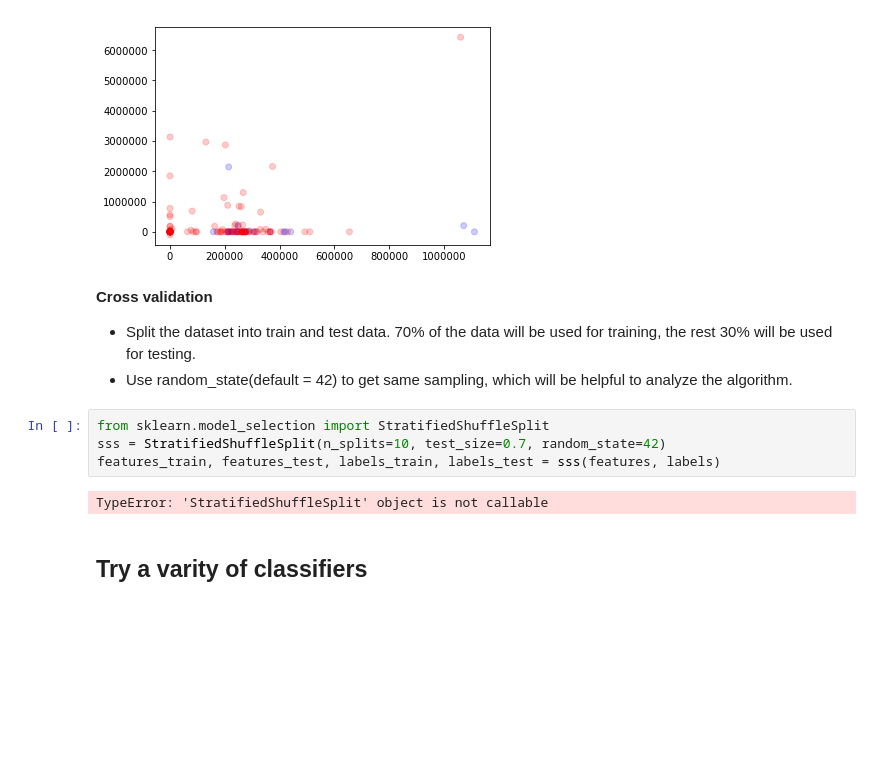
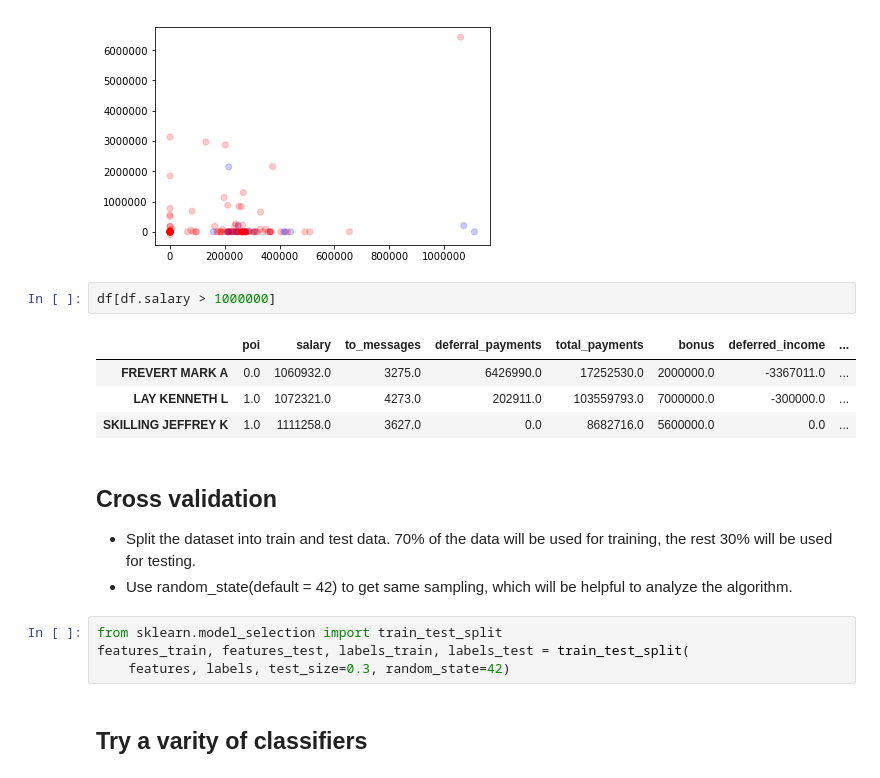
Before and after one commit to xmindata/Enron, a Jupyter notebook: Enron_fraud_py3.ipynb, the cells around one changed output. Drawn from its saved outputs; the diff is of its cells as text; blank space fills up the shorter version.

```diff
--- a/Enron_fraud.ipynb
+++ b/Enron_fraud_py3.ipynb
@@ -539,16 +539,21 @@ plt.scatter(df.salary, df.deferral_payments, color = colors, alpha = 0.2)
 # %% [output]
 <matplotlib.collections.PathCollection at 0x...>
 [figure]
+# %%
+df[df.salary > 1000000]
+# %% [output]
+|  | poi | salary | to_messages | deferral_payments | total_payments | bonus | deferred_income | ... |
+| FREVERT MARK A | 0.0 | 1060932.0 | 3275.0 | 6426990.0 | 17252530.0 | 2000000.0 | -3367011.0 | ... |
+| LAY KENNETH L | 1.0 | 1072321.0 | 4273.0 | 202911.0 | 103559793.0 | 7000000.0 | -300000.0 | ... |
+| SKILLING JEFFREY K | 1.0 | 1111258.0 | 3627.0 | 0.0 | 8682716.0 | 5600000.0 | 0.0 | ... |
 # %% [markdown]
-**Cross validation**
+## Cross validation
 - Split the dataset into train and test data. 70% of the data will be used for training, the rest 30% will be used for testing.
 - Use random_state(default = 42) to get same sampling, which will be helpful to analyze the algorithm.
 # %%
-from sklearn.model_selection import StratifiedShuffleSplit
-sss = StratifiedShuffleSplit(n_splits=10, test_size=0.7, random_state=42)
-features_train, features_test, labels_train, labels_test = sss(features, labels)
+from sklearn.model_selection import train_test_split
+features_train, features_test, labels_train, labels_test = train_test_split(
+    features, labels, test_size=0.3, random_state=42)
-# %% [output]
-TypeError: 'StratifiedShuffleSplit' object is not callable
 # %% [markdown]
 ## Try a varity of classifiers
 # %% [markdown]
```
Also changed, not shown: parts of 18 cells of this notebook.
